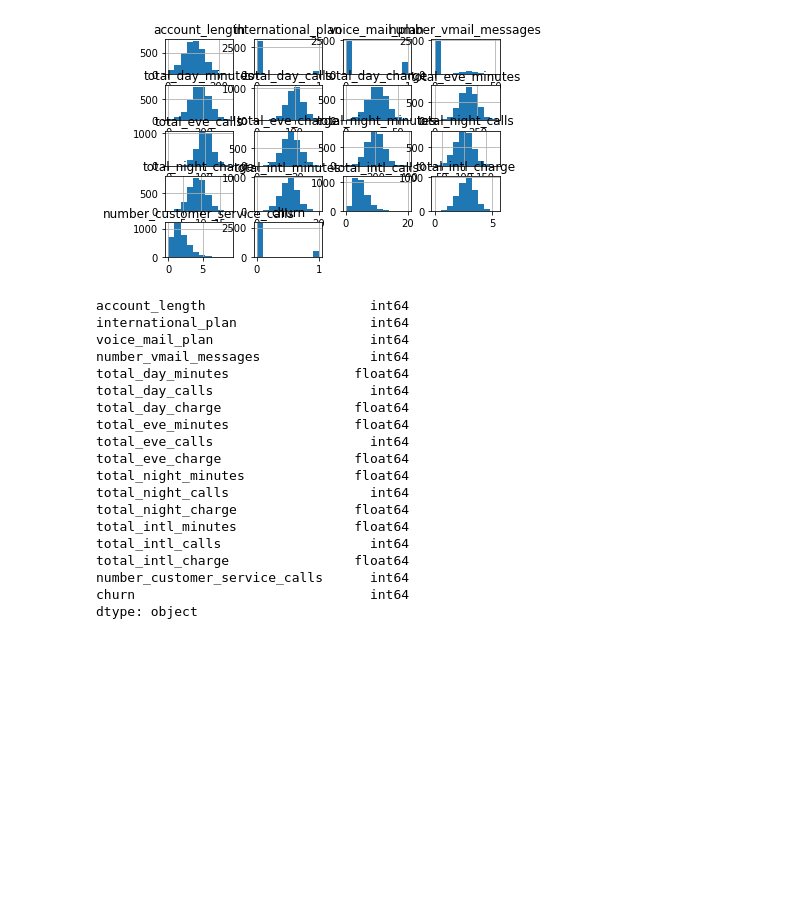
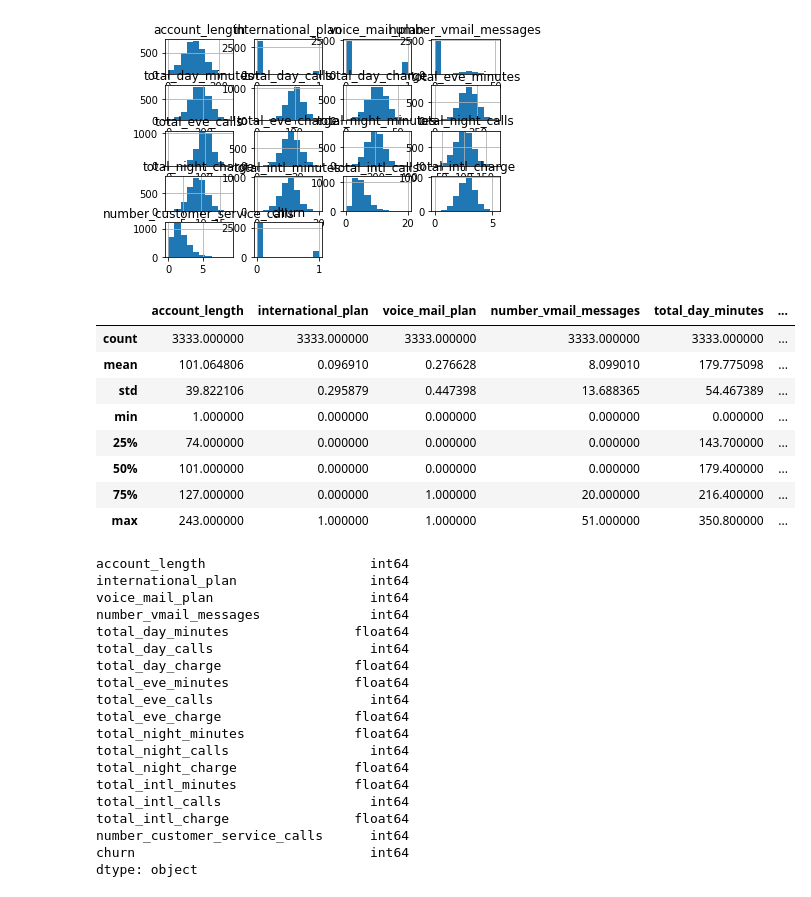
Before and after one commit to GilbertoBarbosa/customer-churn, a Jupyter notebook: customerChurn.ipynb, the cells around one changed output. Drawn from its saved outputs; the diff is of its cells as text; code cells hidden in the pictures; blank space fills up the shorter version.

```diff
--- a/customerChurn.ipynb
+++ b/customerChurn.ipynb
@@ -70,6 +76,19 @@ df.hist()
 plt.show()
 # %% [output]
 [figure]
+# %%
+# Resumo estatístico
+df.describe()
+# %% [output]
+|  | account_length | international_plan | voice_mail_plan | number_vmail_messages | total_day_minutes | ... |
+| count | 3333.000000 | 3333.000000 | 3333.000000 | 3333.000000 | 3333.000000 | ... |
+| mean | 101.064806 | 0.096910 | 0.276628 | 8.099010 | 179.775098 | ... |
+| std | 39.822106 | 0.295879 | 0.447398 | 13.688365 | 54.467389 | ... |
+| min | 1.000000 | 0.000000 | 0.000000 | 0.000000 | 0.000000 | ... |
+| 25% | 74.000000 | 0.000000 | 0.000000 | 0.000000 | 143.700000 | ... |
+| 50% | 101.000000 | 0.000000 | 0.000000 | 0.000000 | 179.400000 | ... |
+| 75% | 127.000000 | 0.000000 | 1.000000 | 20.000000 | 216.400000 | ... |
+| max | 243.000000 | 1.000000 | 1.000000 | 51.000000 | 350.800000 | ... |
 # %%
 df.dtypes
 # %% [output]
```
Also changed, not shown: parts of 11 cells of this notebook.
